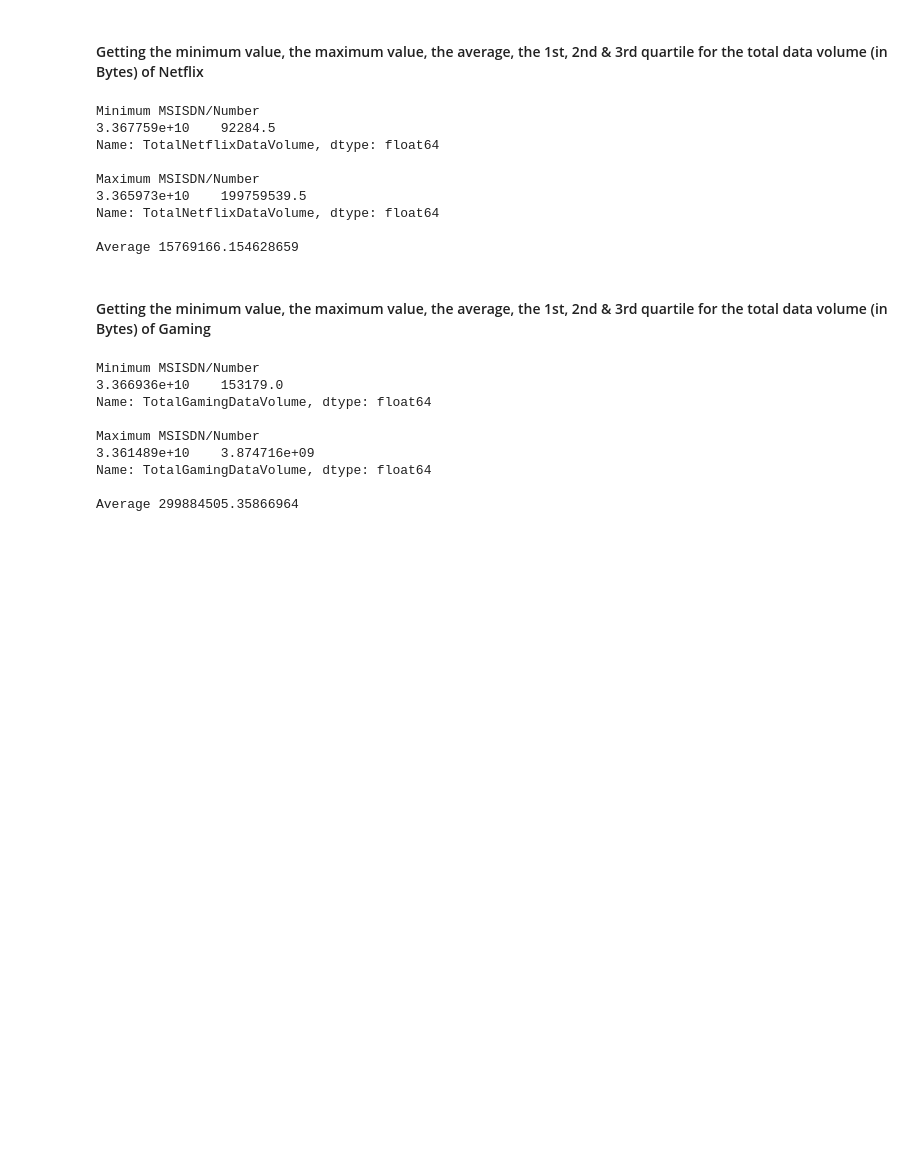
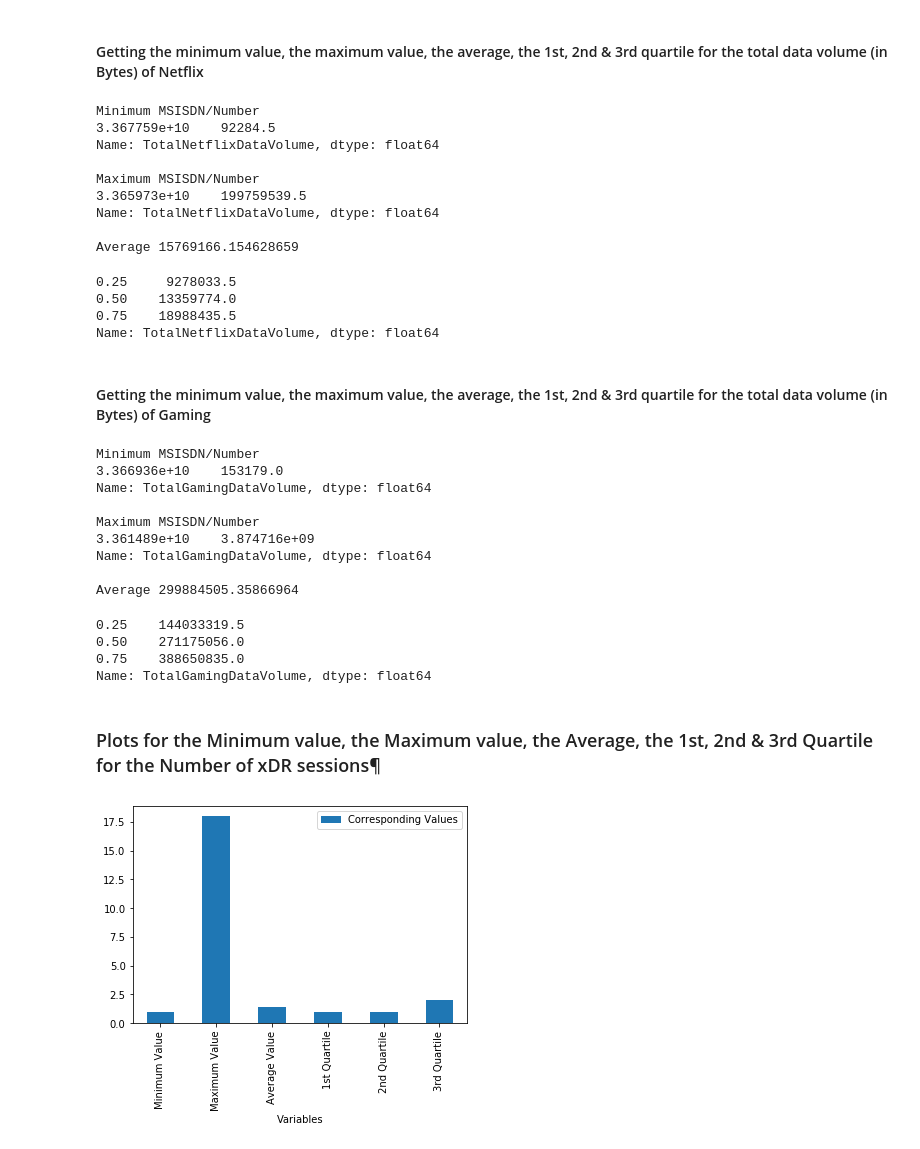
Before and after one commit to tijesunimiolashore/10academy_Telecommunication, a Jupyter notebook: Week2_Challenge_Telecommunication.ipynb, the cells around one changed output. Drawn from its saved outputs; the diff is of its cells as text; code cells hidden in the pictures; blank space fills up the shorter version.

```diff
--- a/Week2_Challenge_Telecommunication.ipynb
+++ b/Week2_Challenge_Telecommunication.ipynb
@@ -322,6 +364,8 @@ print("")
 print("Maximum", df.groupby('MSISDN/Number')['TotalNetflixDataVolume'].sum().sort_values(ascending=False).head(1))
 print("")
 print("Average", df.groupby('MSISDN/Number')['TotalNetflixDataVolume'].sum().mean())
+print("")
+df.groupby('MSISDN/Number')['TotalNetflixDataVolume'].sum().quantile([0.25, 0.50, 0.75], interpolation='nearest')
 # %% [output]
 Minimum MSISDN/Number
 3.367759e+10    92284.5
@@ -332,6 +376,10 @@ Maximum MSISDN/Number
 Name: TotalNetflixDataVolume, dtype: float64
 
 Average 15769166.154628659
+0.25     9278033.5
+0.50    13359774.0
+0.75    18988435.5
+Name: TotalNetflixDataVolume, dtype: float64
 # %% [markdown]
 #### Getting the minimum value, the maximum value, the average, the 1st, 2nd & 3rd quartile for the total data volume (in Bytes) of Gaming
 # %%
@@ -340,6 +388,8 @@ print("")
 print("Maximum", df.groupby('MSISDN/Number')['TotalGamingDataVolume'].sum().sort_values(ascending=False).head(1))
 print("")
 print("Average", df.groupby('MSISDN/Number')['TotalGamingDataVolume'].sum().mean())
+print("")
+df.groupby('MSISDN/Number')['TotalGamingDataVolume'].sum().quantile([0.25, 0.50, 0.75], interpolation='nearest')
 # %% [output]
 Minimum MSISDN/Number
 3.366936e+10    153179.0
@@ -350,3 +400,21 @@ Maximum MSISDN/Number
 Name: TotalGamingDataVolume, dtype: float64
 
 Average 299884505.35866964
+0.25    144033319.5
+0.50    271175056.0
+0.75    388650835.0
+Name: TotalGamingDataVolume, dtype: float64
+# %% [markdown]
+### Plots for the Minimum value, the Maximum value, the Average, the 1st, 2nd & 3rd Quartile for the Number of xDR sessions¶
+# %%
+from pandas import DataFrame
+import matplotlib.pyplot as plt
+
+Data = {'Variables': ['Minimum Value','Maximum Value','Average Value','1st Quartile','2nd Quartile','3rd Quartile'],
+        'Corresponding Values': [1,18,1.393791644830426,1,1,2]}
+
+df = DataFrame(Data,columns=['Variables','Corresponding Values'])
+df.plot(x ='Variables', y='Corresponding Values', kind = 'bar')
+plt.show()
+# %% [output]
+[figure, added]
```
Also changed, not shown: parts of 23 cells of this notebook.
